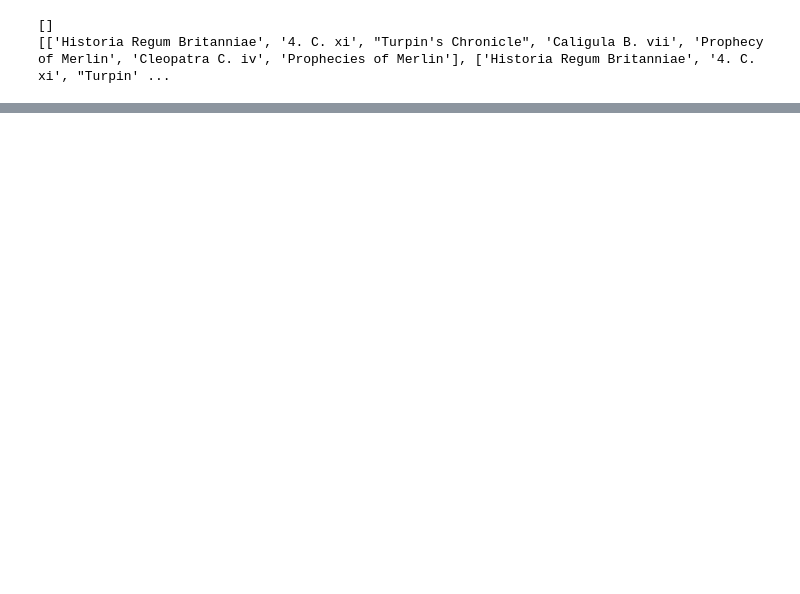
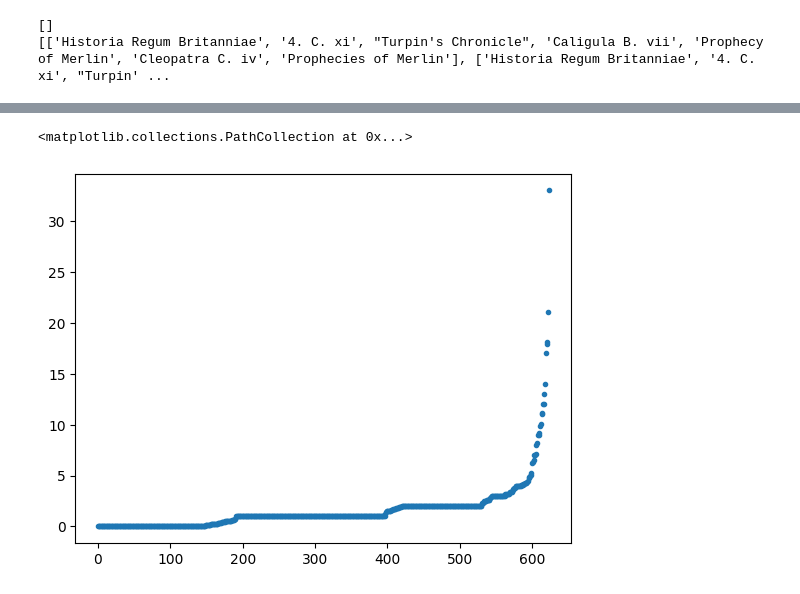
Before and after one commit to MathiasGarnier/CATASCRIPT, a Jupyter notebook: scripts/labs.ipynb, the cells around one changed output, grey strips where cells are left out. Cells and saved outputs as stored; diff of their text form; code cells hidden in the pictures; blank space fills up the shorter version.

```diff
--- a/scripts/labs.ipynb
+++ b/scripts/labs.ipynb
@@ -126,0 +162,5 @@ Densité: 0.002582623369140223
+# %%
+plt.scatter([x for x in range(len(nx.laplacian_spectrum(G)))], nx.laplacian_spectrum(G), marker='.')
+# %% [output]
+<matplotlib.collections.PathCollection at 0x...>
+[figure, added]
```
Also changed, not shown: parts of 20 cells of this notebook.
